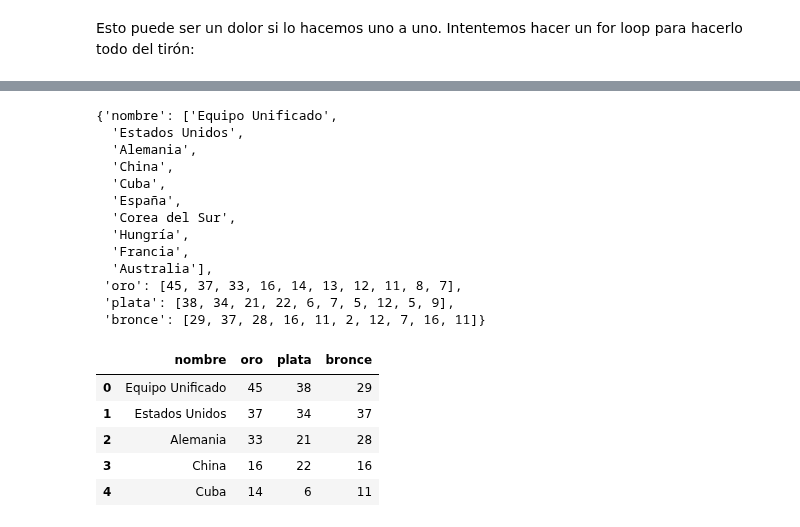
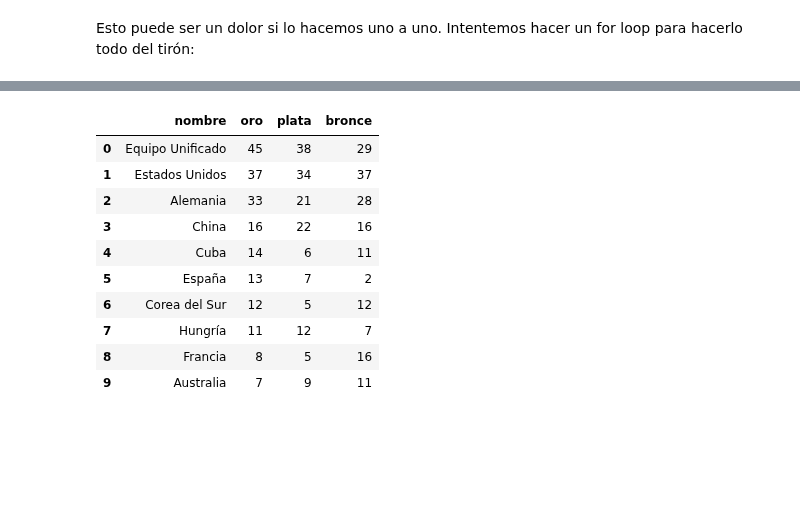
Before and after one commit to Ironhack-Part-Time-Enero2022/apuntes-clases, a Jupyter notebook: semana-8/8.1-Web scraping.ipynb, the cells around one changed output, grey strips where cells are left out. Drawn from its saved outputs; the diff is of its cells as text; code cells hidden in the pictures; blank space fills up the shorter version.

```diff
--- a/semana-8/8.1-Web scraping.ipynb
+++ b/semana-8/8.1-Web scraping.ipynb
@@ -304,4 +467,4 @@ html_medallero = requests.get(url_medallero)
 # %%
 # Busco todo lo que tenga la etiqueta "a" y como findall me devuelve una lista, me quedo con el primer elemento
-medallero = soup_med.findAll("table")[-4]
+medallero = sopa_medallero.find_all("table")
 # %%
@@ -309,3 +482,5 @@ medallero = soup_med.findAll("table")[-4]
+# %%
+medallero_juegos = medallero[-4]
 # %%
 # con esto sacamos todas las filas de nuestra tabla
 
@@ -355,35 +528,24 @@ diccionario2 = {"nombre":[],
 # %%
-for f in medallero.find_all("tr"): # sacamos todas las filas de la tabla
-    fila = [elemento for elemento in f.find_all("td")] # sacamos las columnas
-    if len(fila) > 1:
-        diccionario2["nombre"].append(fila[1].find("a").getText().strip())
-        diccionario2["oro"].append(int(fila[2].text))
-        diccionario2["plata"].append(int(fila[3].text))
-        diccionario2["bronce"].append(int(fila[4].text))
+for f in medallero_juegos.find_all("tr"):
+    columna = [elemento for elemento in f.find_all("td")]
+    if len(columna)> 1:
+        diccionario2["nombre"].append(columna[1].find("a").getText())
+        diccionario2["oro"].append(columna[2].getText())
+        diccionario2["plata"].append(columna[3].getText())
+        diccionario2["bronce"].append(columna[4].getText())
-# %%
-diccionario2
-# %% [output]
-{'nombre': ['Equipo Unificado',
-  'Estados Unidos',
-  'Alemania',
-  'China',
-  'Cuba',
-  'España',
-  'Corea del Sur',
-  'Hungría',
-  'Francia',
-  'Australia'],
- 'oro': [45, 37, 33, 16, 14, 13, 12, 11, 8, 7],
- 'plata': [38, 34, 21, 22, 6, 7, 5, 12, 5, 9],
- 'bronce': [29, 37, 28, 16, 11, 2, 12, 7, 16, 11]}
 # %%
-data_total = pd.DataFrame(diccionario2)
+df_medallas = pd.DataFrame(diccionario2)
-# %%
-data_total.head()
-# %% [output]
-|  | nombre | oro | plata | bronce |
-| 0 | Equipo Unificado | 45 | 38 | 29 |
-| 1 | Estados Unidos | 37 | 34 | 37 |
-| 2 | Alemania | 33 | 21 | 28 |
-| 3 | China | 16 | 22 | 16 |
-| 4 | Cuba | 14 | 6 | 11 |
+# %%
+df_medallas
+# %% [output]
+|  | nombre | oro | plata | bronce |
+| 0 | Equipo Unificado | 45 | 38 | 29 |
+| 1 | Estados Unidos | 37 | 34 | 37 |
+| 2 | Alemania | 33 | 21 | 28 |
+| 3 | China | 16 | 22 | 16 |
+| 4 | Cuba | 14 | 6 | 11 |
+| 5 | España | 13 | 7 | 2 |
+| 6 | Corea del Sur | 12 | 5 | 12 |
+| 7 | Hungría | 11 | 12 | 7 |
+| 8 | Francia | 8 | 5 | 16 |
+| 9 | Australia | 7 | 9 | 11 |
```
Also changed, not shown: parts of 65 cells of this notebook, 1 other file.
